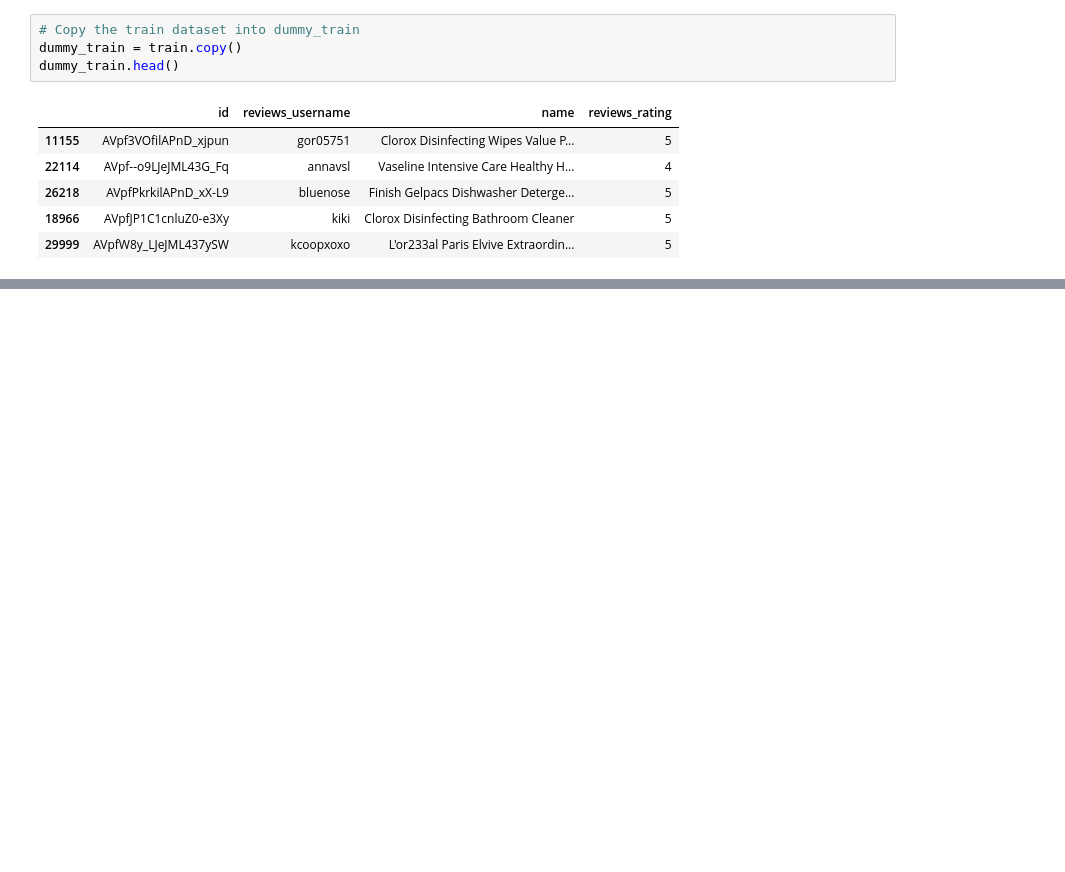
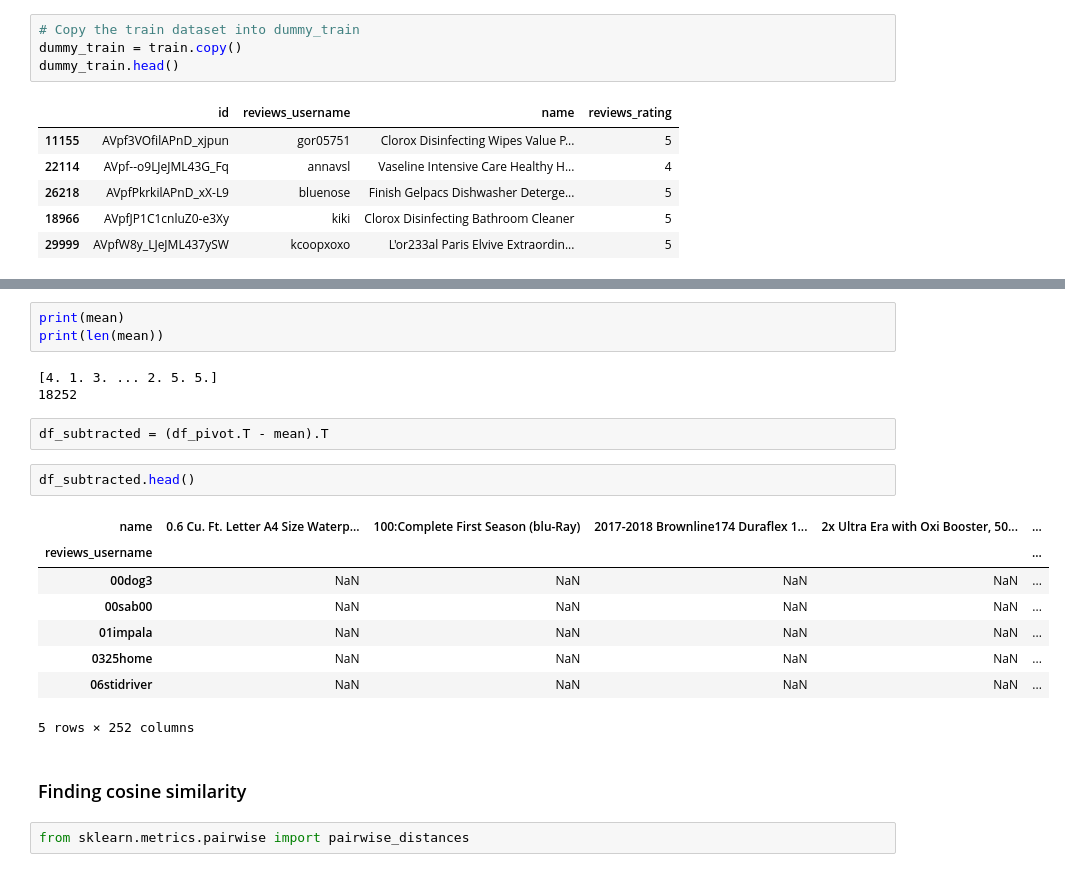
Before and after one commit to Kumaraguru-Muthuraj/_AIML_Code, a Jupyter notebook: _PythonNotebooks/_Course8_Recommendation_System/SentimentBasedRecommendationSystemV1.ipynb, the cells around one changed output, grey strips where cells are left out. Cells and saved outputs as stored; diff of their text form; blank space fills up the shorter version.

```diff
--- a/_PythonNotebooks/_Course8_Recommendation_System/SentimentBasedRecommendationSystemV1.ipynb
+++ b/_PythonNotebooks/_Course8_Recommendation_System/SentimentBasedRecommendationSystemV1.ipynb
@@ -445,0 +536,23 @@ dummy_train.head()
+# %%
+print(mean)
+print(len(mean))
+# %% [output]
+[4. 1. 3. ... 2. 5. 5.]
+18252
+# %%
+df_subtracted = (df_pivot.T - mean).T
+# %%
+df_subtracted.head()
+# %% [output]
+| name | 0.6 Cu. Ft. Letter A4 Size Waterp... | 100:Complete First Season (blu-Ray) | 2017-2018 Brownline174 Duraflex 1... | 2x Ultra Era with Oxi Booster, 50... | ... |
+| reviews_username |  |  |  |  | ... |
+| 00dog3 | NaN | NaN | NaN | NaN | ... |
+| 00sab00 | NaN | NaN | NaN | NaN | ... |
+| 01impala | NaN | NaN | NaN | NaN | ... |
+| 0325home | NaN | NaN | NaN | NaN | ... |
+| 06stidriver | NaN | NaN | NaN | NaN | ... |
+5 rows × 252 columns
+# %% [markdown]
+### Finding cosine similarity
+# %%
+from sklearn.metrics.pairwise import pairwise_distances
```
Also changed, not shown: parts of 38 cells of this notebook.
